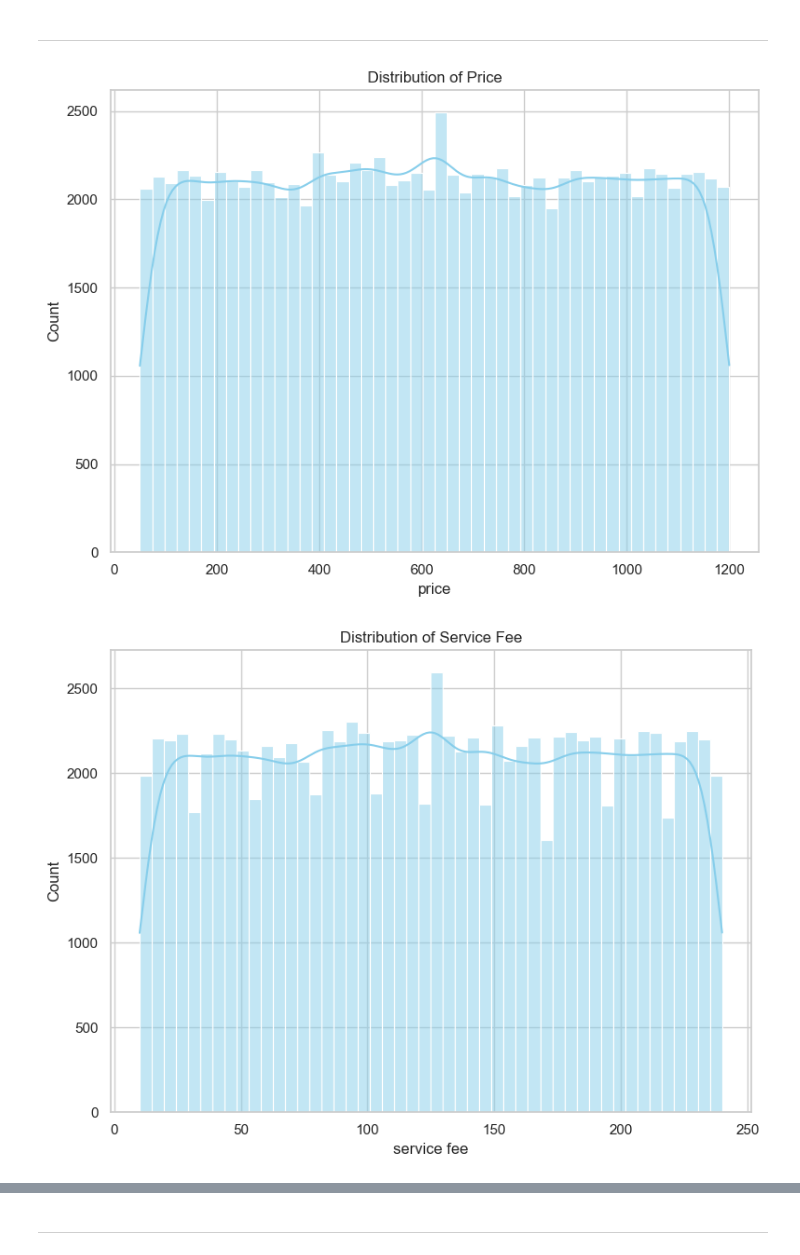
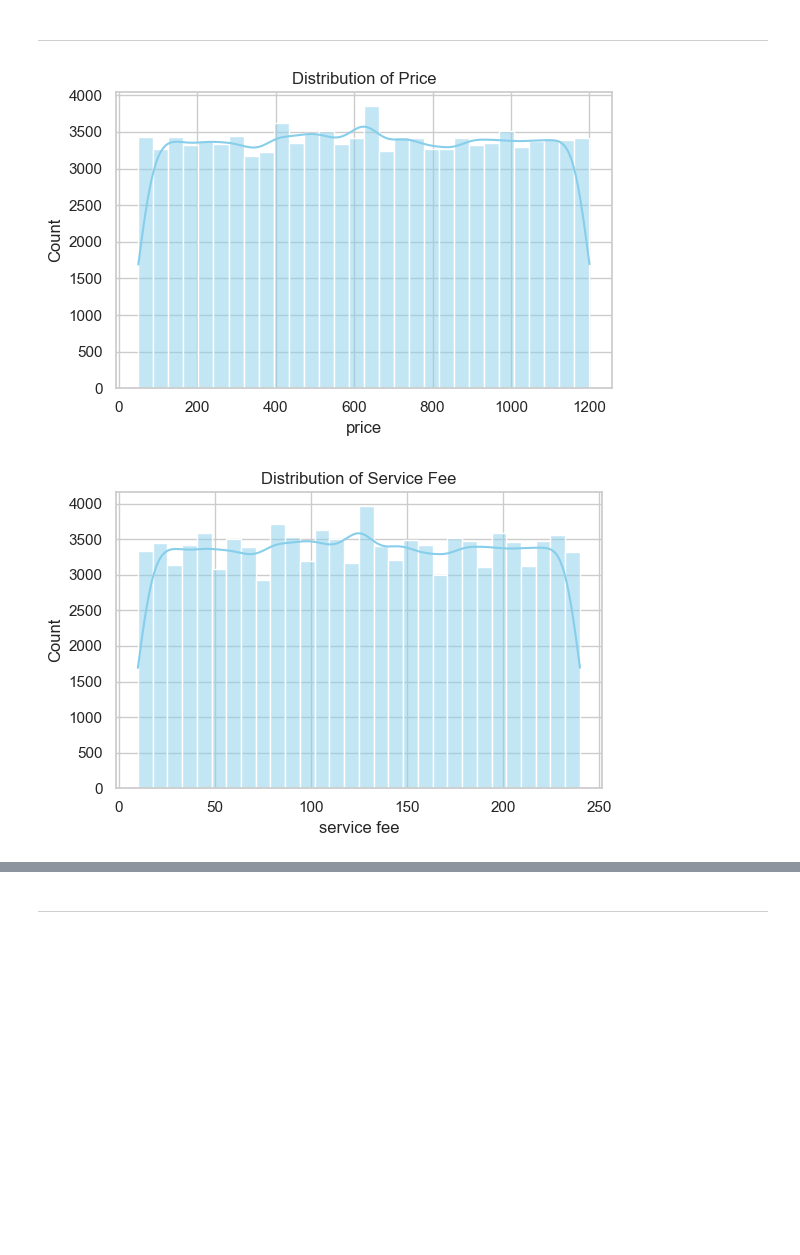
Before and after one commit to Nayann23/AIRBNB-PRICE-PREDICTION-ATTEMPT-TARGET-LEAKAGE-CASE-STUDY, a Jupyter notebook: Notebook/Airbnb-Reimagined-Deep-Data-Analysis-and-Cleaning-Pipeline.ipynb, the cells around one changed output, grey strips where cells are left out. Saved outputs shown, nothing was run; the diff lists cells and outputs as text; code cells hidden in the pictures; blank space fills up the shorter version.

```diff
--- a/Notebook/Airbnb-Reimagined-Deep-Data-Analysis-and-Cleaning-Pipeline.ipynb
+++ b/Notebook/Airbnb-Reimagined-Deep-Data-Analysis-and-Cleaning-Pipeline.ipynb
@@ -7,7 +7,7 @@ import plotly.express as px
 import warnings
 warnings.filterwarnings("ignore")
 # %%
-df = pd.read_csv("Airbnb_Open_Data.csv")
+df = pd.read_csv("../Data/Airbnb_Open_Data.csv")
 # %%
 df.head()
 # %% [output]
@@ -302,3 +302,5 @@ review rate number                0
 calculated host listings count    0
 availability 365                  0
 dtype: int64
+# %%
+df.drop(columns="host id",inplace=True)
@@ -328,14 +345,14 @@ for col in categorical_cols_Eda:
 # %%
 numerical_cols_Eda = ['price', 'service fee', 'minimum nights', 'number of reviews',
                   'availability 365', 'reviews per month', 'review rate number',
                   'calculated host listings count']
 
 for col in numerical_cols_Eda:
-    plt.figure(figsize=(8, 6))
-    sns.histplot(df[col], kde=True, color='skyblue')
+    plt.figure(figsize=(6, 4))
+    sns.histplot(df[col], kde=True, color='skyblue',bins=30)
     plt.title(f"Distribution of {col.title()}")
     plt.tight_layout()
     plt.show()
 # %% [output]
-[figure, old version]
+[figure, new version]
-[figure, old version]
+[figure, new version]
```
Also changed, not shown: parts of 31 cells of this notebook.
